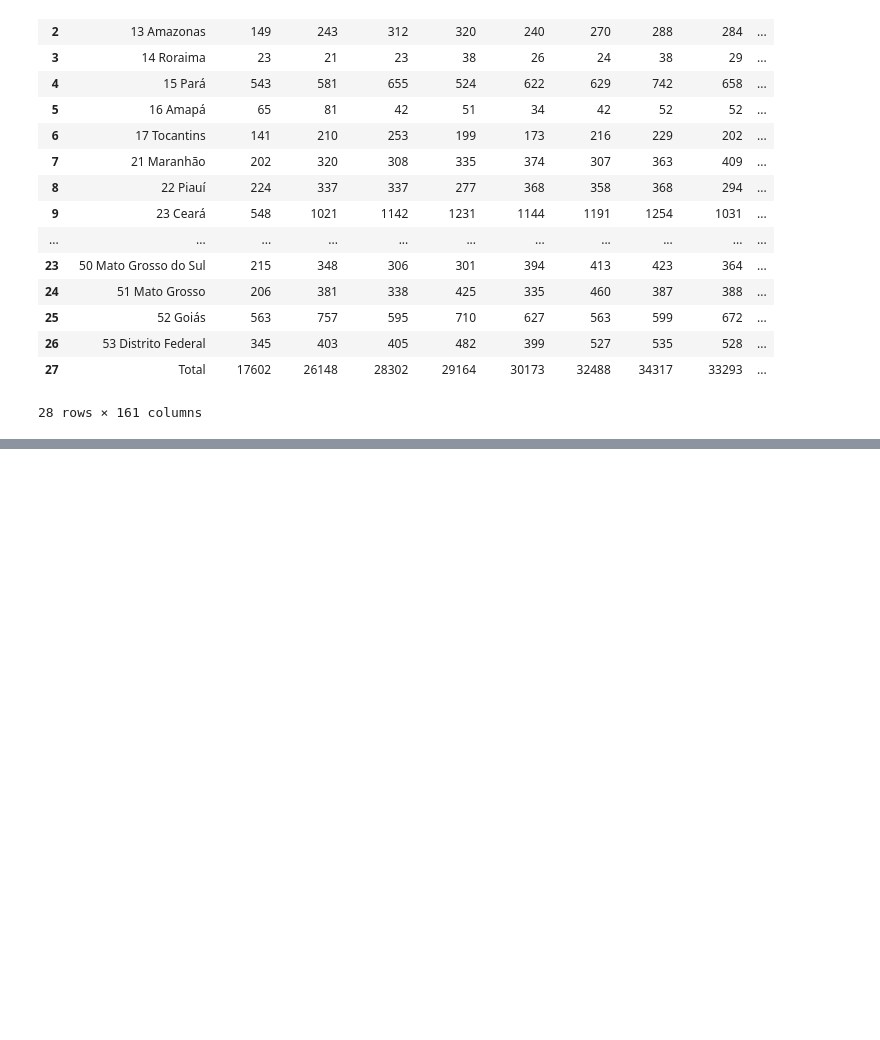
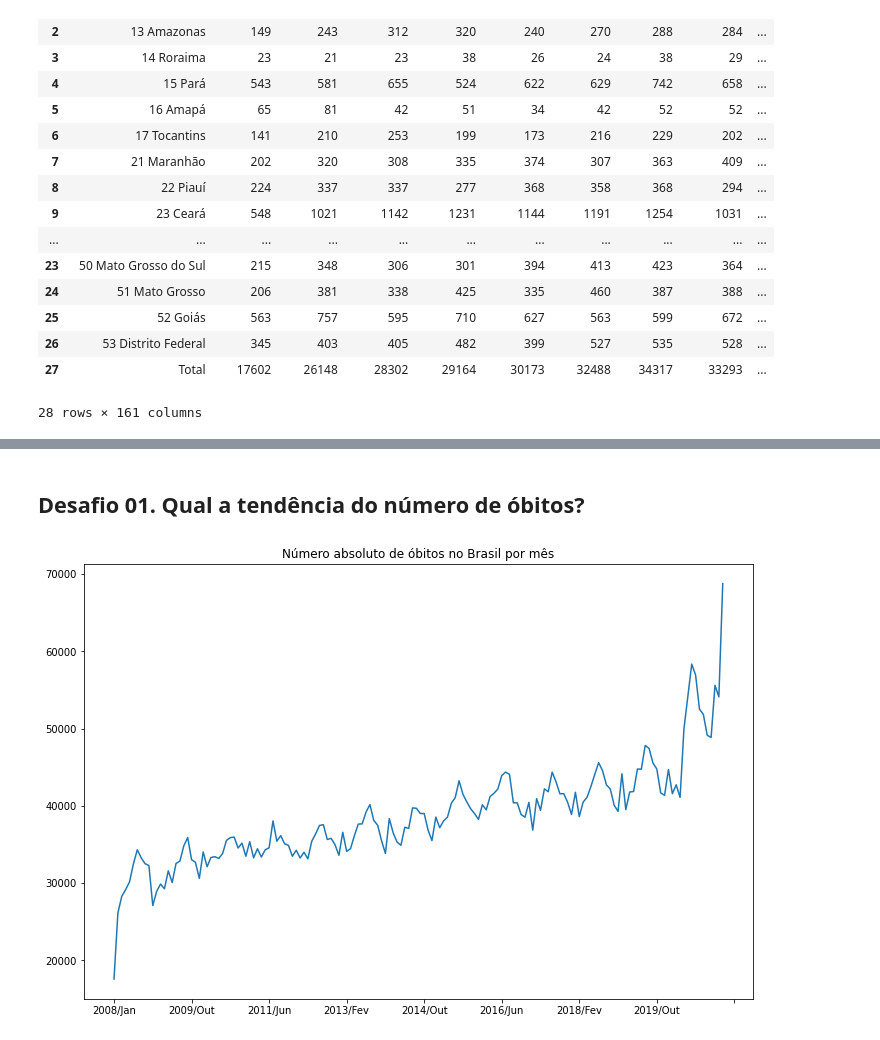
Before and after one commit to nicolas-stelatto/bootcamp_data_science_aplicada, a Jupyter notebook: Modulo_1/Desafio/Notebooks/Notebook_Desafio_Modulo01.ipynb, the cells around one changed output, grey strips where cells are left out. Drawn from its saved outputs; the diff is of its cells as text; code cells hidden in the pictures; blank space fills up the shorter version.

Commit message:
Atualizando notebook com primeira parte dos desafios realizada

```diff
--- a/Modulo_1/Desafio/Notebooks/Notebook_Desafio_Modulo01.ipynb
+++ b/Modulo_1/Desafio/Notebooks/Notebook_Desafio_Modulo01.ipynb
@@ -30,0 +88,8 @@ dados
+# %% [markdown]
+## Desafio 01. Qual a tendência do número de óbitos?
+# %%
+dados_obitos_usaveis.loc["Total"].drop("Total").plot(figsize=(12,8))
+plt.title("Número absoluto de óbitos no Brasil por mês")
+plt.show()
+# %% [output]
+[figure, added]
```
Also changed, not shown: parts of 68 cells of this notebook.
